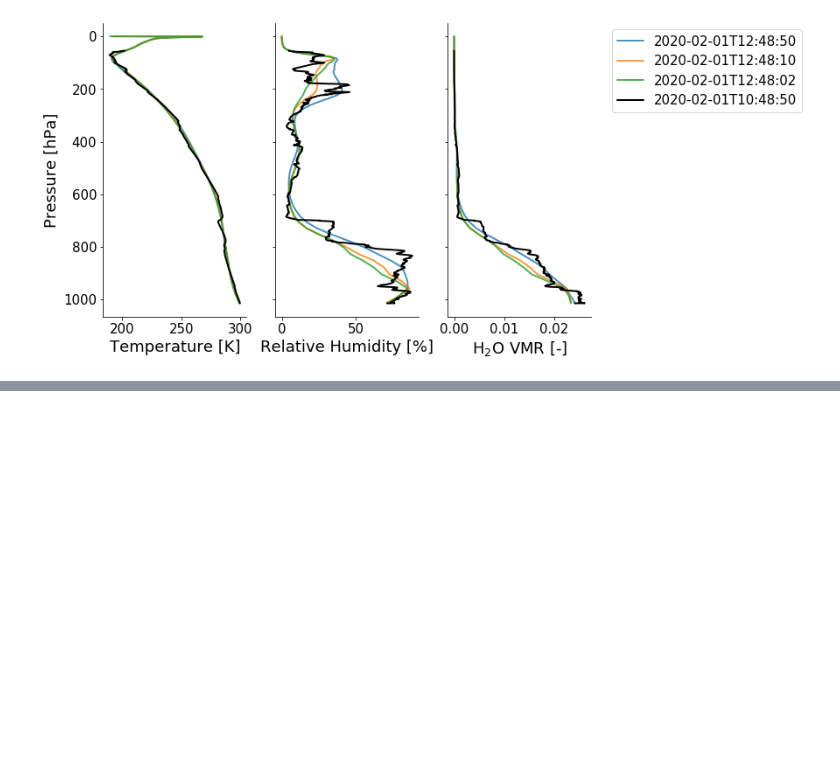
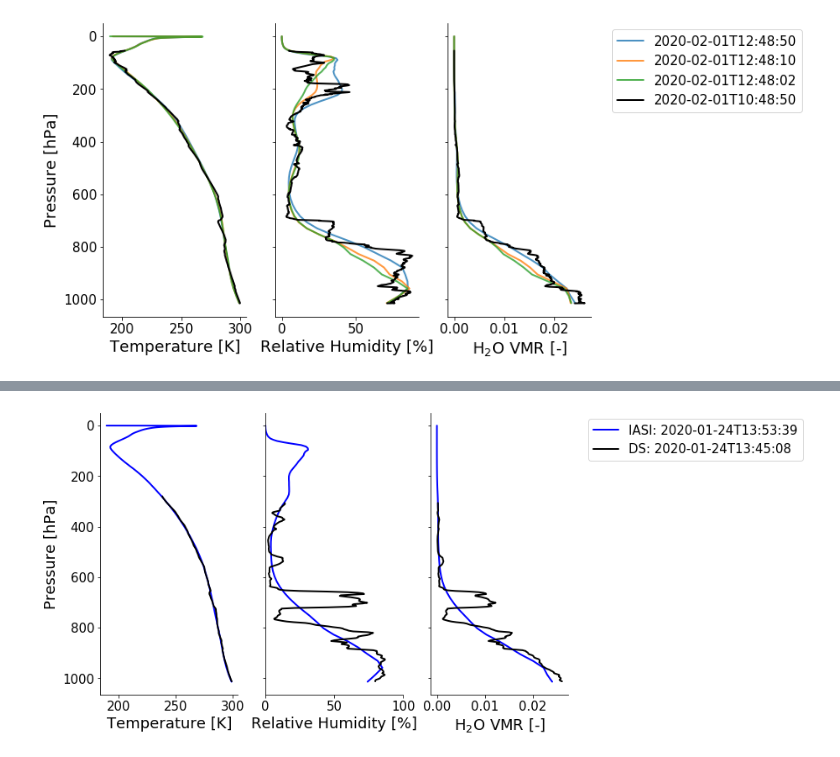
Before and after one commit to Smpljack/iasi-eumetsat-retrieval, a Jupyter notebook: iasi_eumetsat_product_first_look.ipynb, the cells around one changed output, grey strips where cells are left out. Cells and saved outputs as stored; diff of their text form; code cells hidden in the pictures; blank space fills up the shorter version.

```diff
--- a/iasi_eumetsat_product_first_look.ipynb
+++ b/iasi_eumetsat_product_first_look.ipynb
@@ -233,0 +370,10 @@ plt.savefig('plots/bco_radiosonde_iasi+retrieval_first_comparison.pdf')
+# %%
+fig, axs = plot_collocated_iasi_profiles(collocations,
+                                         collocation_indices=np.arange(5, 6),#len(collocations.collocation)),
+                                         alpha=1.0)
+fig, axs = plot_collocated_dropsonde_profiles(collocations,
+                                              collocation_indices=np.arange(5, 6),#len(collocations.collocation)),
+                                              fig=fig, axs=axs, alpha=1.0
+                                             )
+# %% [output]
+[figure, added]
```
Also changed, not shown: parts of 12 cells of this notebook.
